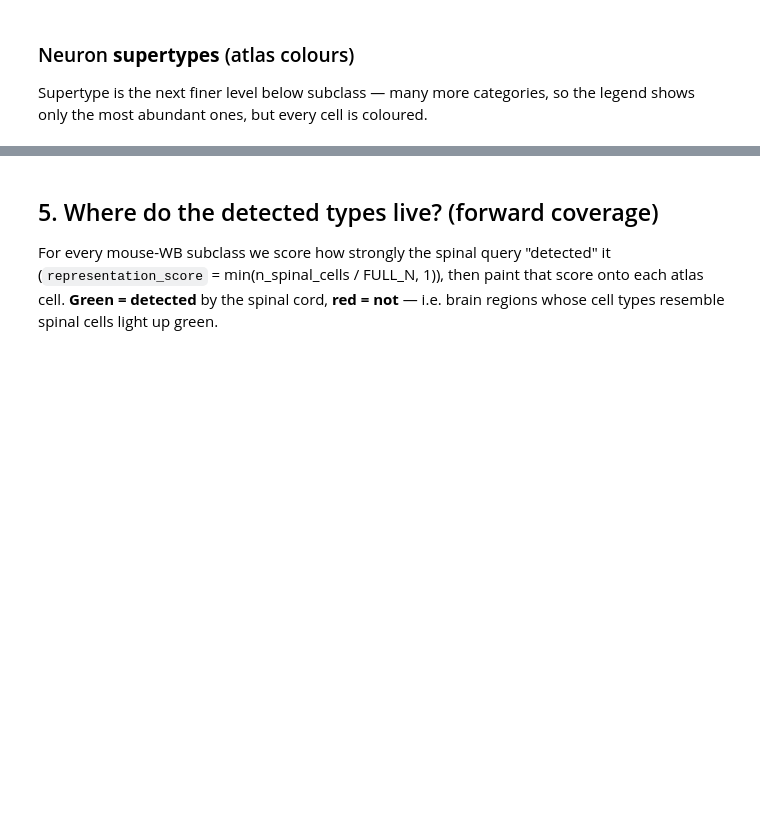
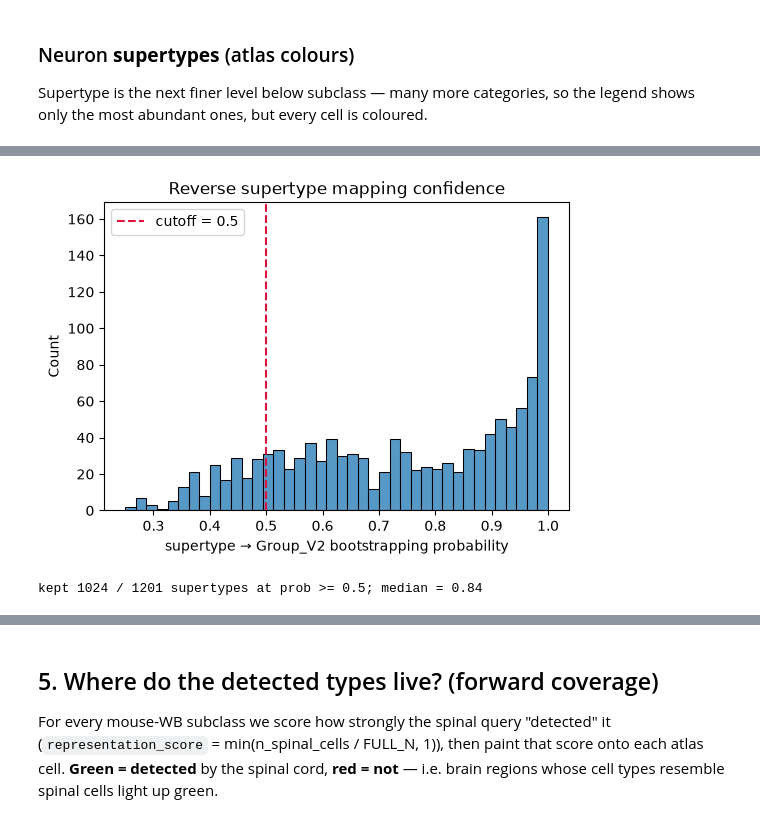
Before and after one commit to AllenInstitute/lipari_genomics_workshop_2026, a Jupyter notebook: session2/notebooks/session2_reciprocal_mapping_spatial.ipynb, the cells around one changed output, grey strips where cells are left out. Cells and saved outputs as stored; diff of their text form; code cells hidden in the pictures; blank space fills up the shorter version.

```diff
--- a/session2/notebooks/session2_reciprocal_mapping_spatial.ipynb
+++ b/session2/notebooks/session2_reciprocal_mapping_spatial.ipynb
@@ -334,0 +579,17 @@ plot_identities(neuron_obs, 'supertype_color', 'supertype',
+# %%
+st_rev = mio.load_mapping_results(SUPERTYPE_REVERSE_JSON,
+                                  levels=['Class', 'Subclass', 'Group'])
+gp = 'Group_prob'
+fig, ax = plt.subplots(figsize=(6, 4))
+sns.histplot(st_rev[gp], bins=40, ax=ax)
+ax.axvline(MIN_PROB, color='crimson', ls='--', lw=1.5, label=f'cutoff = {MIN_PROB}')
+ax.set_xlabel('supertype → Group_V2 bootstrapping probability')
+ax.set_title('Reverse supertype mapping confidence'); ax.legend()
+plt.show()
+n_before = len(st_rev)
+st_rev = st_rev[st_rev[gp] >= MIN_PROB]
+print(f'kept {len(st_rev)} / {n_before} supertypes at prob >= {MIN_PROB}; '
+      f'median = {round(float(st_rev[gp].median()), 3)}')
+# %% [output]
+[figure, added]
+kept 1024 / 1201 supertypes at prob >= 0.5; median = 0.84
```
Also changed, not shown: parts of 67 cells of this notebook, 13 other files.
